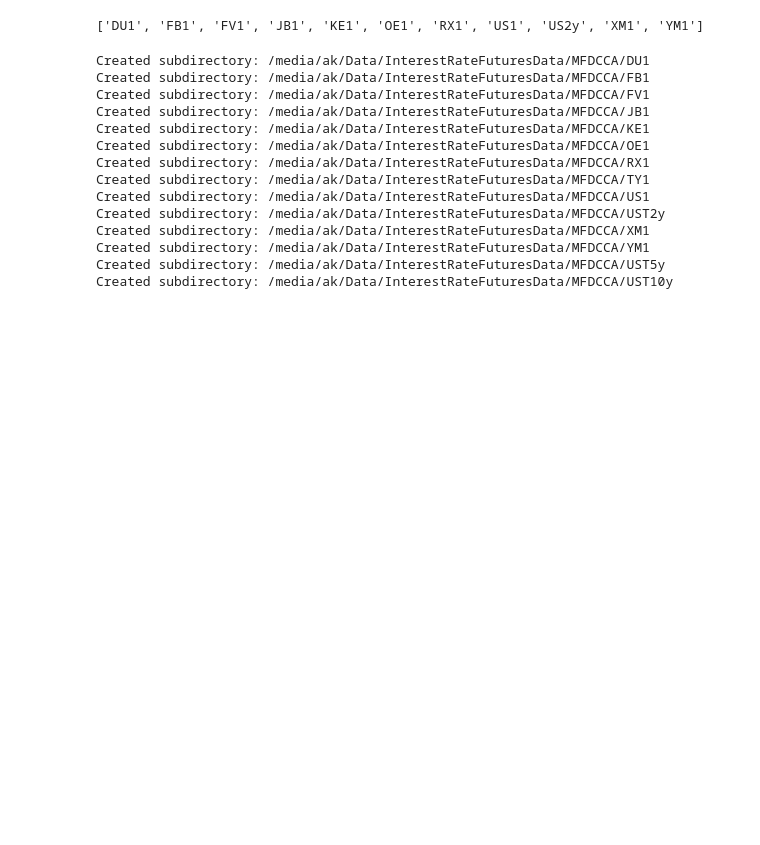
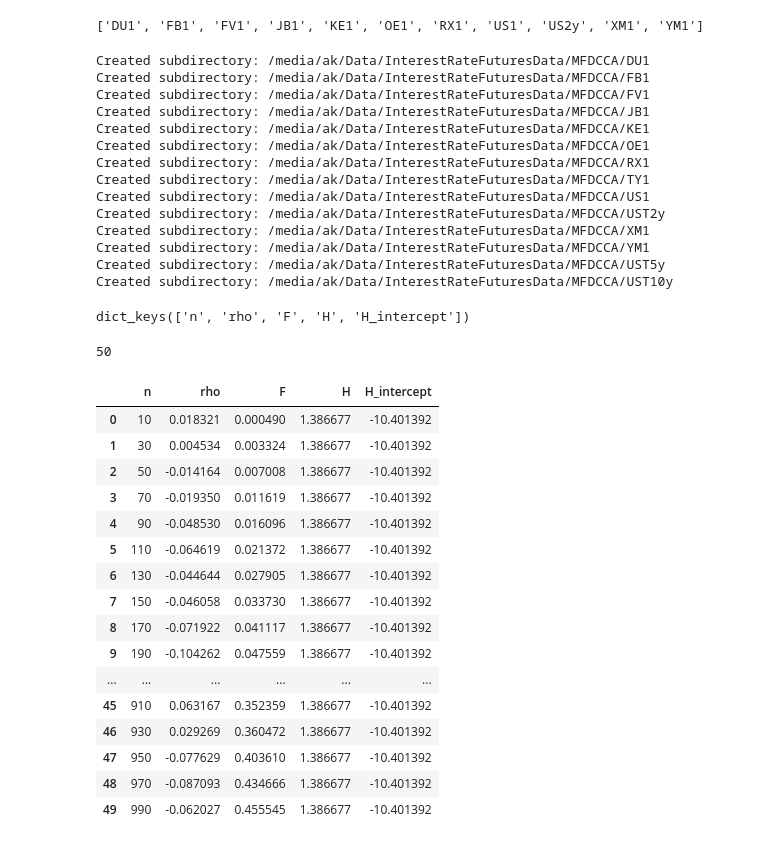
Before and after one commit to andreas-koukorinis/PaperCode, a Jupyter notebook: stylised_facts/Notebooks/SimpleDataInvestigations/Untitled.ipynb, the cells around one changed output. Saved outputs shown, nothing was run; the diff lists cells and outputs as text; code cells hidden in the pictures; blank space fills up the shorter version.

```diff
--- a/stylised_facts/Notebooks/SimpleDataInvestigations/Untitled.ipynb
+++ b/stylised_facts/Notebooks/SimpleDataInvestigations/Untitled.ipynb
@@ -435,0 +440,2 @@ Created subdirectory: /media/ak/Data/InterestRateFuturesData/MFDCCA/UST10y
+# %%
+testDirt = '/media/ak/Data/ExperimentData/August11th2022Experiments/ExperimentInputFiles/outputs'
@@ -435,0 +444,41 @@ Created subdirectory: /media/ak/Data/InterestRateFuturesData/MFDCCA/UST10y
+# %%
+testFiles = os.listdir(testDirt)
+idx=10
+testFileLoc = os.path.join(testDirt, testFiles[idx])
+# %%
+import json
+
+# Opening JSON file
+f = open(testFileLoc )
+
+# returns JSON object as
+# a dictionary
+data = json.load(f)
+# %%
+data.keys()
+# %% [output]
+dict_keys(['n', 'rho', 'F', 'H', 'H_intercept'])
+# %%
+len(data['rho'])
+# %% [output]
+50
+# %%
+pd.DataFrame.from_dict(data)
+# %% [output]
+|  | n | rho | F | H | H_intercept |
+| 0 | 10 | 0.018321 | 0.000490 | 1.386677 | -10.401392 |
+| 1 | 30 | 0.004534 | 0.003324 | 1.386677 | -10.401392 |
+| 2 | 50 | -0.014164 | 0.007008 | 1.386677 | -10.401392 |
+| 3 | 70 | -0.019350 | 0.011619 | 1.386677 | -10.401392 |
+| 4 | 90 | -0.048530 | 0.016096 | 1.386677 | -10.401392 |
+| 5 | 110 | -0.064619 | 0.021372 | 1.386677 | -10.401392 |
+| 6 | 130 | -0.044644 | 0.027905 | 1.386677 | -10.401392 |
+| 7 | 150 | -0.046058 | 0.033730 | 1.386677 | -10.401392 |
+| 8 | 170 | -0.071922 | 0.041117 | 1.386677 | -10.401392 |
+| 9 | 190 | -0.104262 | 0.047559 | 1.386677 | -10.401392 |
+| ... | ... | ... | ... | ... | ... |
+| 45 | 910 | 0.063167 | 0.352359 | 1.386677 | -10.401392 |
+| 46 | 930 | 0.029269 | 0.360472 | 1.386677 | -10.401392 |
+| 47 | 950 | -0.077629 | 0.403610 | 1.386677 | -10.401392 |
+| 48 | 970 | -0.087093 | 0.434666 | 1.386677 | -10.401392 |
+| 49 | 990 | -0.062027 | 0.455545 | 1.386677 | -10.401392 |
```
Also changed, not shown: parts of 2 cells of this notebook, 4 other files.
